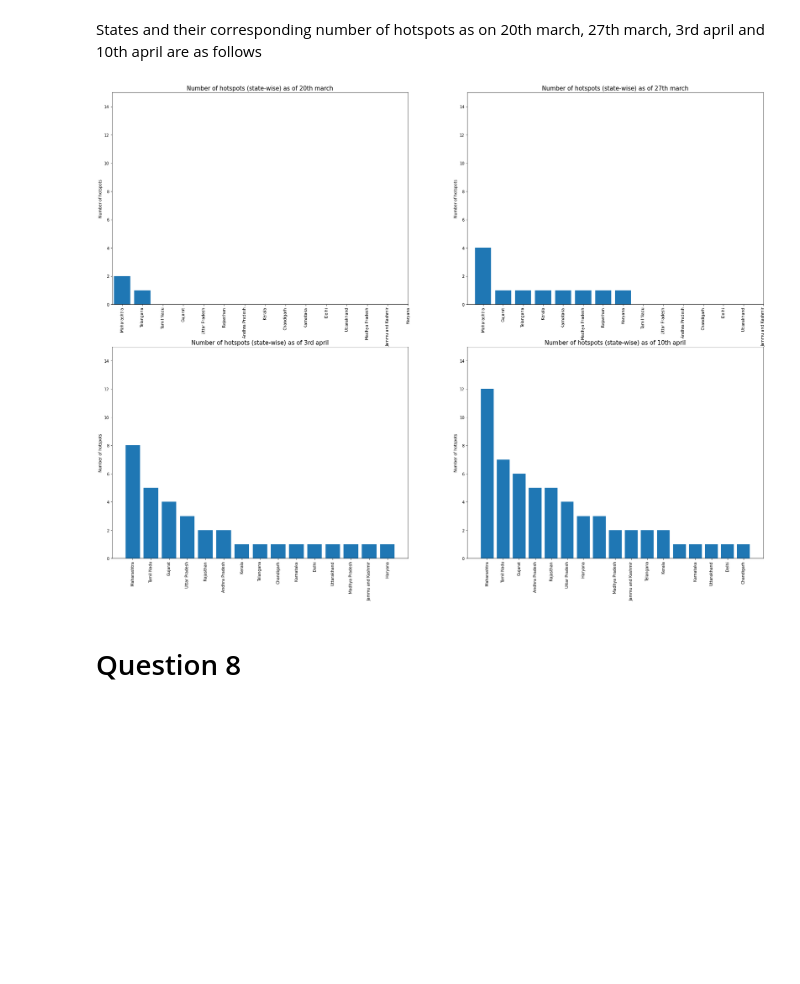
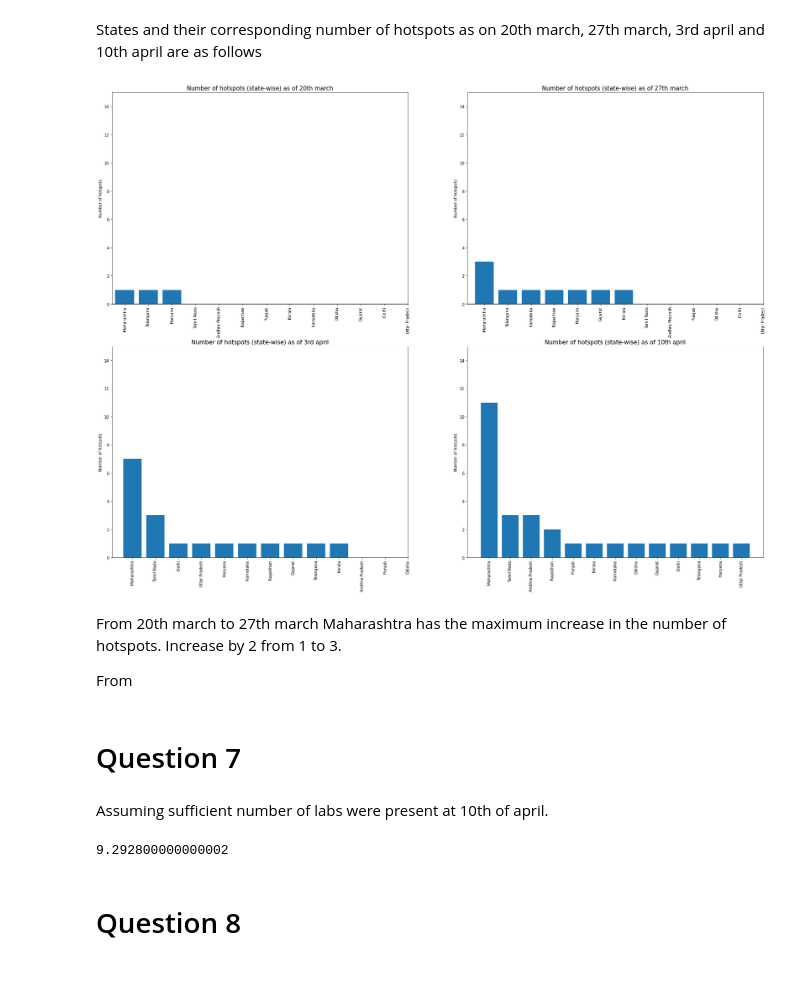
Before and after one commit to mew-two-github/CH5019_2020_GRP3, a Jupyter notebook: Question3/q3_latest.ipynb, the cells around one changed output. Saved outputs shown, nothing was run; the diff lists cells and outputs as text; code cells hidden in the pictures; blank space fills up the shorter version.

```diff
--- a/Question3/q3_latest.ipynb
+++ b/Question3/q3_latest.ipynb
@@ -186,17 +194,21 @@ Name: id, dtype: int64
 # %% [markdown]
 <h1>Question 5<h1>
 # %%
+df4=IndividualDetails.copy()
+
+
+
 df4['detected_city']=df4['detected_city']+'+'+df4['detected_state']
-c1=df4[df4.diagnosed_date<='2020-03-20']
+c1=df4.loc[(df4.diagnosed_date<='2020-03-20') & ((df4.current_status=='Hospitalized') | (df4.status_change_date>='2020-03-20'))]             # I am taking into account those who are (diagnosed on or before 20th march and hospitalized) and also those who are (diagnosed on or before 20th march, but recovered/died on any date AFTER 20th march) which means these recovered/deceased people used to be hospitalized on or before 20th march
 count_per_city=c1.groupby(['detected_city'])['id'].count()
 hs1=count_per_city[count_per_city>=10]
-c2=df4[df4.diagnosed_date<='2020-03-27']
+c2=df4.loc[(df4.diagnosed_date<='2020-03-27') & ((df4.current_status=='Hospitalized') | (df4.status_change_date>='2020-03-27'))]
 count_per_city=c2.groupby(['detected_city'])['id'].count()
 hs2=count_per_city[count_per_city>=10]
-c3=df4[df4.diagnosed_date<='2020-04-3']
+c3=df4.loc[(df4.diagnosed_date<='2020-04-03') & ((df4.current_status=='Hospitalized') | (df4.status_change_date>='2020-04-03'))]
 count_per_city=c3.groupby(['detected_city'])['id'].count()
 hs3=count_per_city[count_per_city>=10]
-c4=df4[df4.diagnosed_date<='2020-04-10']
+c4=df4.loc[(df4.diagnosed_date<='2020-04-10') & ((df4.current_status=='Hospitalized') | (df4.status_change_date>='2020-04-10'))]
 count_per_city=c4.groupby(['detected_city'])['id'].count()
 hs4=count_per_city[count_per_city>=10]
 
@@ -213,17 +225,32 @@ States and their corresponding number of hotspots as on 20th march, 27th march,
 # %%
 plt.figure(figsize=(30,22))
 j=1
 dlist=['20th march','27th march','3rd april','10th april']
 for i in (hs1,hs2,hs3,hs4):
   plt.subplot(2,2,j)
   plt.bar(i.index,i.values)
-  plt.xticks(hs3.index,rotation=90)
+  plt.xticks(hs4.index,rotation=90)
   plt.ylabel('Number of hotspots')
   plt.ylim(0,15)
   plt.title('Number of hotspots (state-wise) as of {}'.format(dlist[j-1]),fontsize=15)
   j+=1
 # %% [output]
-[figure, old version]
+[figure, new version]
+# %% [markdown]
+From 20th march to 27th march Maharashtra has the maximum increase in the number of hotspots. Increase by 2 from 1 to 3.
+
+From
+# %% [markdown]
+# Question 7
+# %% [markdown]
+Assuming sufficient number of labs were present at 10th of april.
+# %%
+conf_11=df['Confirmed'].loc[df.Date=='2020-04-11'].sum()-df['Confirmed'].loc[df.Date=='2020-04-10'].sum()
+conf_20=conf_11*(1.1)**9
+additional_labs=conf_13/100
+additional_labs
+# %% [output]
+9.292800000000002
 # %% [markdown]
 <h1> Question 8 <h1>
 # %%
```
Also changed, not shown: parts of 12 cells of this notebook.
